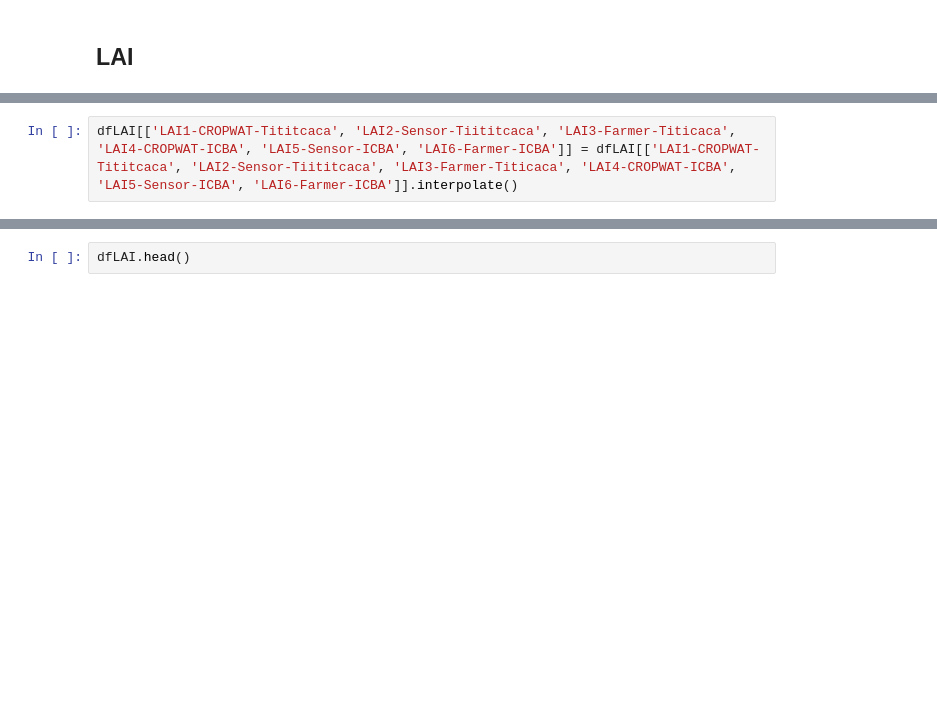
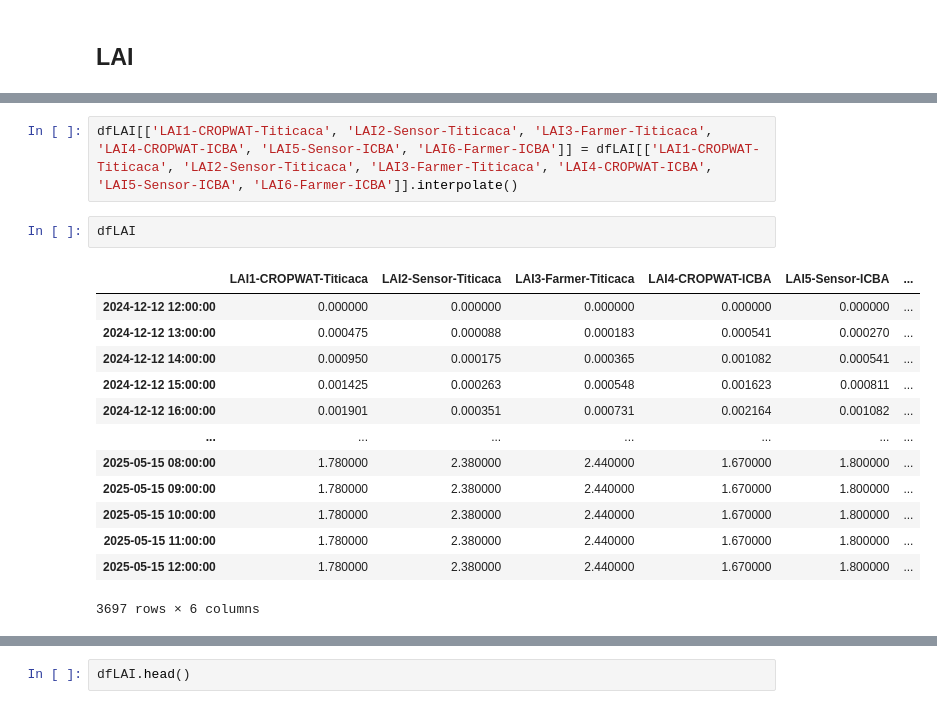
Before and after one commit to beppe2hd/smart_irrigation, a Jupyter notebook: data/dataset_creation/createDatasetV2.ipynb, the cells around one changed output, grey strips where cells are left out. Drawn from its saved outputs; the diff is of its cells as text; blank space fills up the shorter version.

```diff
--- a/data/dataset_creation/createDatasetV2.ipynb
+++ b/data/dataset_creation/createDatasetV2.ipynb
@@ -116,2 +179,18 @@ dfLAI.loc["2024-12-12 12:00:00"] = values
 # %%
-dfLAI[['LAI1-CROPWAT-Tititcaca', 'LAI2-Sensor-Tiititcaca', 'LAI3-Farmer-Titicaca', 'LAI4-CROPWAT-ICBA', 'LAI5-Sensor-ICBA', 'LAI6-Farmer-ICBA']] = dfLAI[['LAI1-CROPWAT-Tititcaca', 'LAI2-Sensor-Tiititcaca', 'LAI3-Farmer-Titicaca', 'LAI4-CROPWAT-ICBA', 'LAI5-Sensor-ICBA', 'LAI6-Farmer-ICBA']].interpolate()
+dfLAI[['LAI1-CROPWAT-Titicaca', 'LAI2-Sensor-Titicaca', 'LAI3-Farmer-Titicaca', 'LAI4-CROPWAT-ICBA', 'LAI5-Sensor-ICBA', 'LAI6-Farmer-ICBA']] = dfLAI[['LAI1-CROPWAT-Titicaca', 'LAI2-Sensor-Titicaca', 'LAI3-Farmer-Titicaca', 'LAI4-CROPWAT-ICBA', 'LAI5-Sensor-ICBA', 'LAI6-Farmer-ICBA']].interpolate()
+# %%
+dfLAI
+# %% [output]
+|  | LAI1-CROPWAT-Titicaca | LAI2-Sensor-Titicaca | LAI3-Farmer-Titicaca | LAI4-CROPWAT-ICBA | LAI5-Sensor-ICBA | ... |
+| 2024-12-12 12:00:00 | 0.000000 | 0.000000 | 0.000000 | 0.000000 | 0.000000 | ... |
+| 2024-12-12 13:00:00 | 0.000475 | 0.000088 | 0.000183 | 0.000541 | 0.000270 | ... |
+| 2024-12-12 14:00:00 | 0.000950 | 0.000175 | 0.000365 | 0.001082 | 0.000541 | ... |
+| 2024-12-12 15:00:00 | 0.001425 | 0.000263 | 0.000548 | 0.001623 | 0.000811 | ... |
+| 2024-12-12 16:00:00 | 0.001901 | 0.000351 | 0.000731 | 0.002164 | 0.001082 | ... |
+| ... | ... | ... | ... | ... | ... | ... |
+| 2025-05-15 08:00:00 | 1.780000 | 2.380000 | 2.440000 | 1.670000 | 1.800000 | ... |
+| 2025-05-15 09:00:00 | 1.780000 | 2.380000 | 2.440000 | 1.670000 | 1.800000 | ... |
+| 2025-05-15 10:00:00 | 1.780000 | 2.380000 | 2.440000 | 1.670000 | 1.800000 | ... |
+| 2025-05-15 11:00:00 | 1.780000 | 2.380000 | 2.440000 | 1.670000 | 1.800000 | ... |
+| 2025-05-15 12:00:00 | 1.780000 | 2.380000 | 2.440000 | 1.670000 | 1.800000 | ... |
+3697 rows × 6 columns
```
Also changed, not shown: parts of 22 cells of this notebook, 25 other files.
